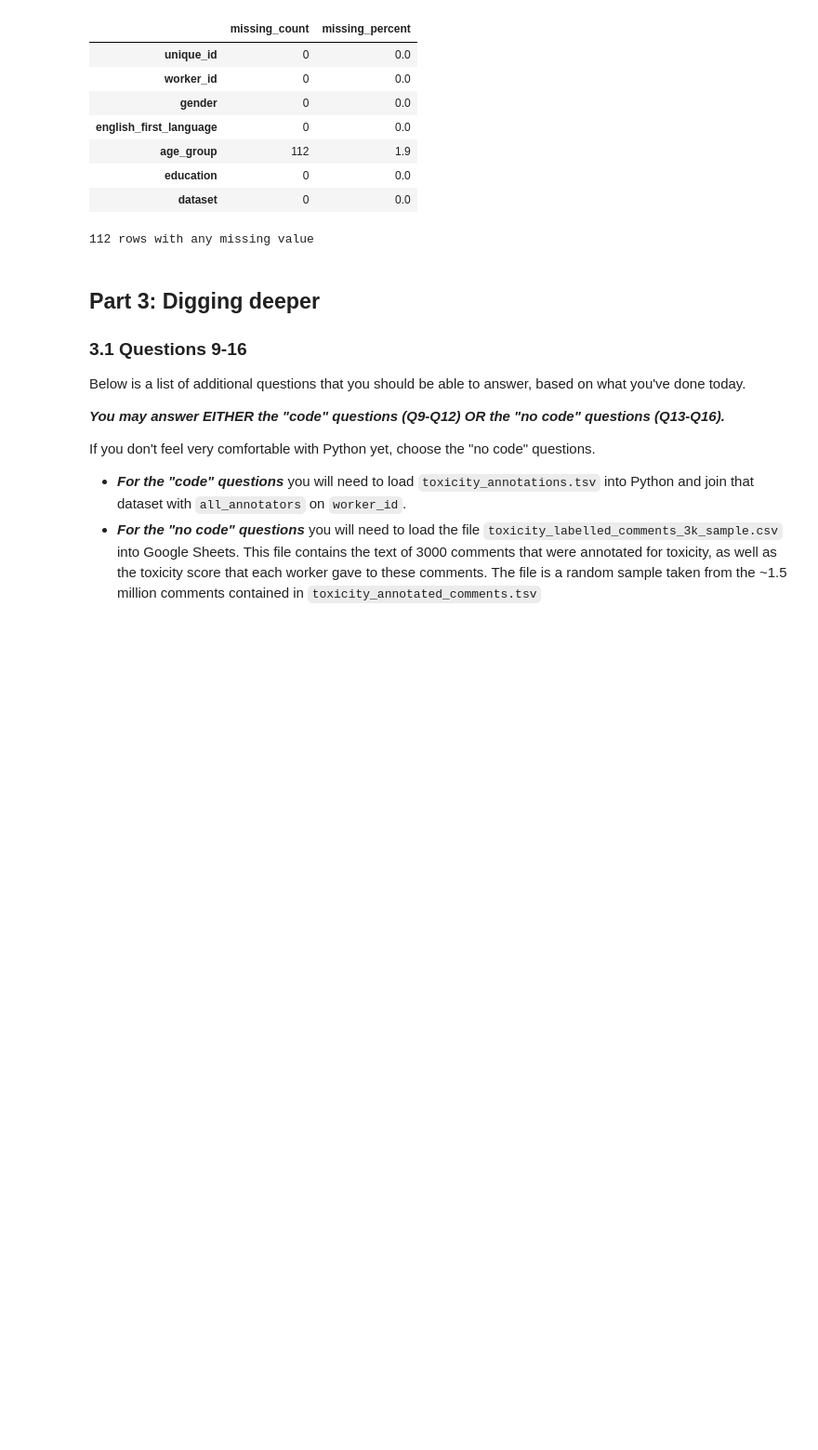
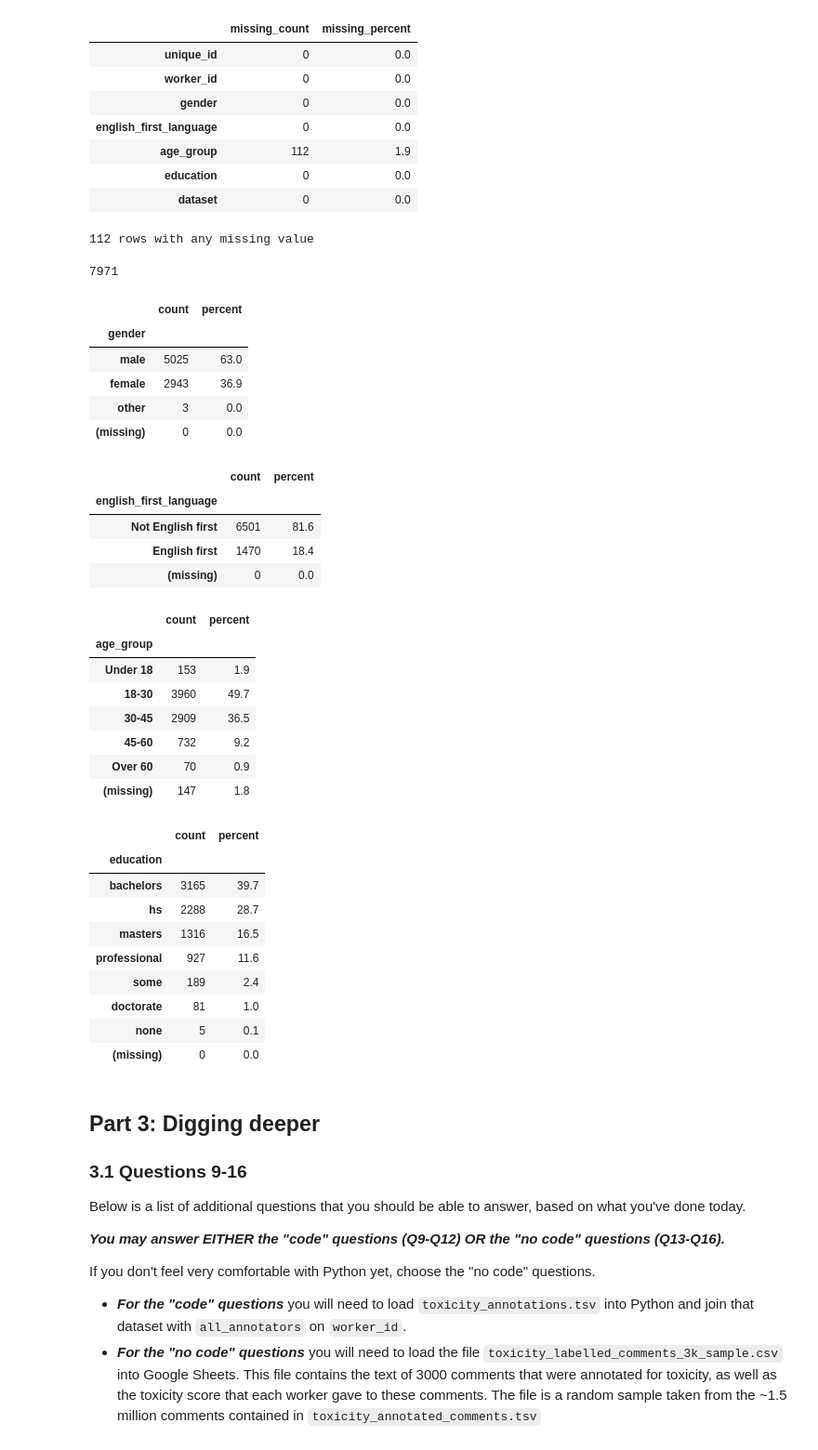
Before and after one commit to pspandle/HCDE-410, a Jupyter notebook: A2/hcde410-a2.ipynb, the cells around one changed output. Shown at 93% size. Drawn from its saved outputs; the diff is of its cells as text; code cells hidden in the pictures; blank space fills up the shorter version.

```diff
--- a/A2/hcde410-a2.ipynb
+++ b/A2/hcde410-a2.ipynb
@@ -534,6 +534,60 @@ print((df.isna().any(axis=1)).sum(), "rows with any missing value")
 | education | 0 | 0.0 |
 | dataset | 0 | 0.0 |
 112 rows with any missing value
+# %%
+import pandas as pd
+
+folder = "wikipedia_datasets/"
+tox = pd.read_csv(folder + "toxicity_worker_demographics.tsv", sep="\t", dtype=str)
+att = pd.read_csv(folder + "attack_worker_demographics.tsv", sep="\t", dtype=str)
+agg = pd.read_csv(folder + "aggression_worker_demographics.tsv", sep="\t", dtype=str)
+
+tox["dataset"] = "toxicity"
+att["dataset"] = "attack"
+agg["dataset"] = "aggression"
+
+df_dupes = pd.concat([tox, att, agg], ignore_index=True)
+print(len(df_dupes))   # expect 7971 (3591 + 2190 + 2190)
+
+# same summaries as Q1-Q4 (needs the summarize function from that cell)
+q1_d = summarize(df_dupes["gender"])
+lang_d = pd.to_numeric(df_dupes["english_first_language"], errors="coerce").map({0: "Not English first", 1: "English first"})
+q2_d = summarize(lang_d)
+q3_d = summarize(df_dupes["age_group"], ["Under 18", "18-30", "30-45", "45-60", "Over 60"])
+q4_d = summarize(df_dupes["education"])
+for t in (q1_d, q2_d, q3_d, q4_d):
+    display(t)
+# %% [output]
+7971
+|  | count | percent |
+| gender |  |  |
+| male | 5025 | 63.0 |
+| female | 2943 | 36.9 |
+| other | 3 | 0.0 |
+| (missing) | 0 | 0.0 |
+|  | count | percent |
+| english_first_language |  |  |
+| Not English first | 6501 | 81.6 |
+| English first | 1470 | 18.4 |
+| (missing) | 0 | 0.0 |
+|  | count | percent |
+| age_group |  |  |
+| Under 18 | 153 | 1.9 |
+| 18-30 | 3960 | 49.7 |
+| 30-45 | 2909 | 36.5 |
+| 45-60 | 732 | 9.2 |
+| Over 60 | 70 | 0.9 |
+| (missing) | 147 | 1.8 |
+|  | count | percent |
+| education |  |  |
+| bachelors | 3165 | 39.7 |
+| hs | 2288 | 28.7 |
+| masters | 1316 | 16.5 |
+| professional | 927 | 11.6 |
+| some | 189 | 2.4 |
+| doctorate | 81 | 1.0 |
+| none | 5 | 0.1 |
+| (missing) | 0 | 0.0 |
 # %% [markdown]
 ## Part 3: Digging deeper
 
```
